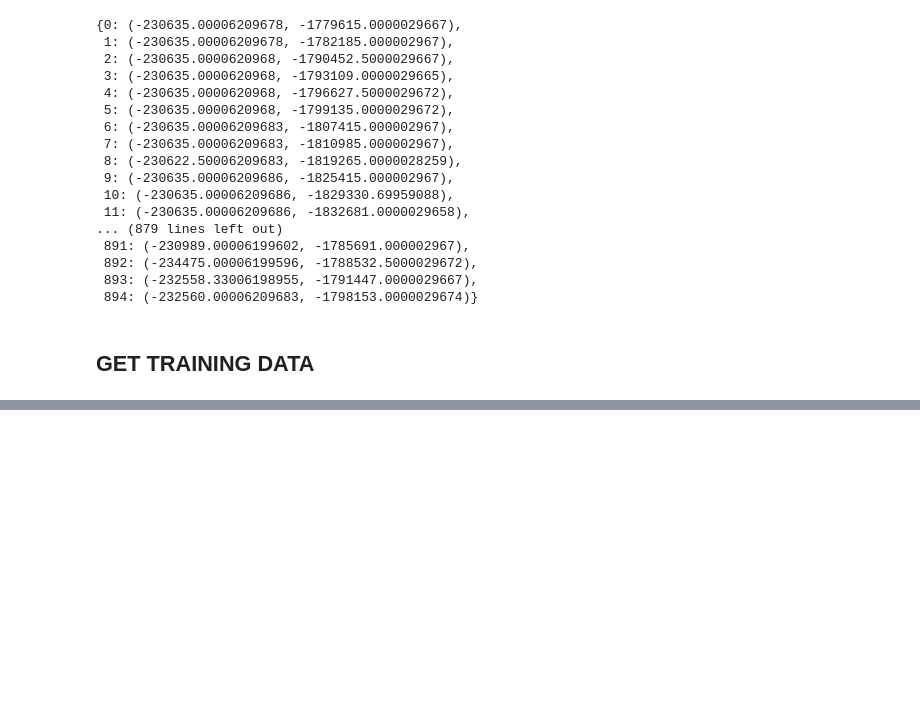
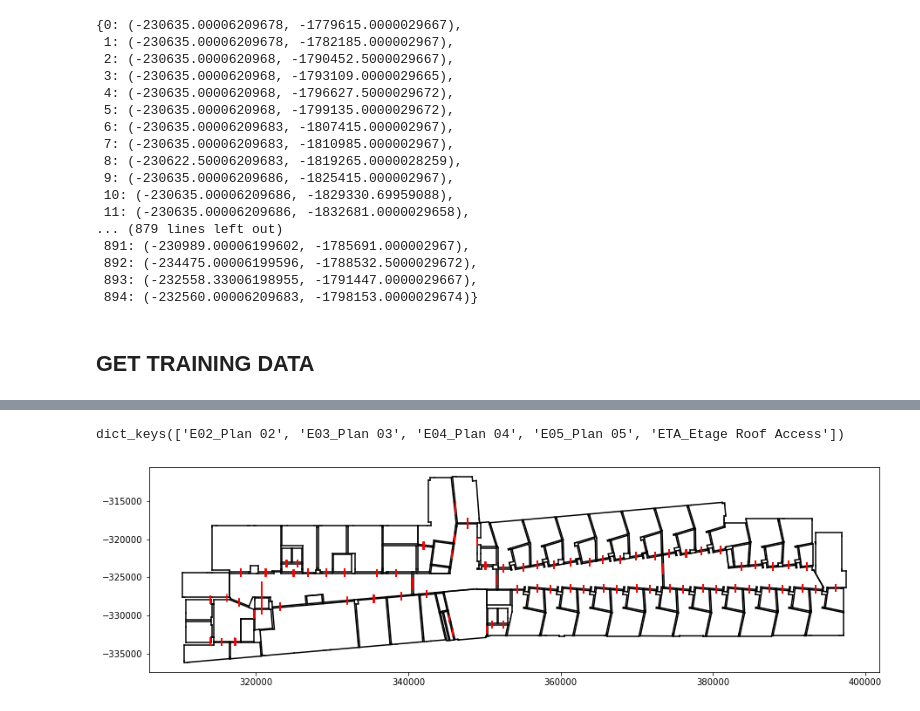
Before and after one commit to danielorzan/ATI_project, a Jupyter notebook: main2.ipynb, the cells around one changed output, grey strips where cells are left out. Drawn from its saved outputs; the diff is of its cells as text; code cells hidden in the pictures; blank space fills up the shorter version.

Commit message:
data almost ready for training

```diff
--- a/main2.ipynb
+++ b/main2.ipynb
@@ -330,0 +454,3 @@ def get_coords(rooms):
+# %%
+stream_link = "https://speckle.xyz/streams/cd5b9659b0/commits/8bdac5ff15"
+data_dict, legend_names, rooms_nolevel, doors_nolevel, empty_rooms, empty_doors = get_data(stream_link)
@@ -330,0 +479,26 @@ def get_coords(rooms):
+# %%
+from matplotlib import pyplot as plt
+
+def floor_plan(walls, doors):
+
+    fig = plt.figure()
+
+    for line in walls:
+        plt.plot([line[0], line[2]], [line[1], line[3]], color='black')
+    for line in doors:
+        plt.plot([line[0], line[2]], [line[1], line[3]], color='red')
+
+    ax = plt.gca()
+    ax.set_aspect('equal', adjustable='box')
+
+    zoom = 2.5
+    w, h = fig.get_size_inches()
+    fig.set_size_inches(w * zoom, h * zoom)
+# %%
+data_dict.keys()
+# %% [output]
+dict_keys(['E02_Plan 02', 'E03_Plan 03', 'E04_Plan 04', 'E05_Plan 05', 'ETA_Etage Roof Access'])
+# %%
+floor_plan(data_dict['E02_Plan 02'][3], data_dict['E02_Plan 02'][2])
+# %% [output]
+[figure, added]
```
Also changed, not shown: parts of 7 cells of this notebook, 3 other files.
